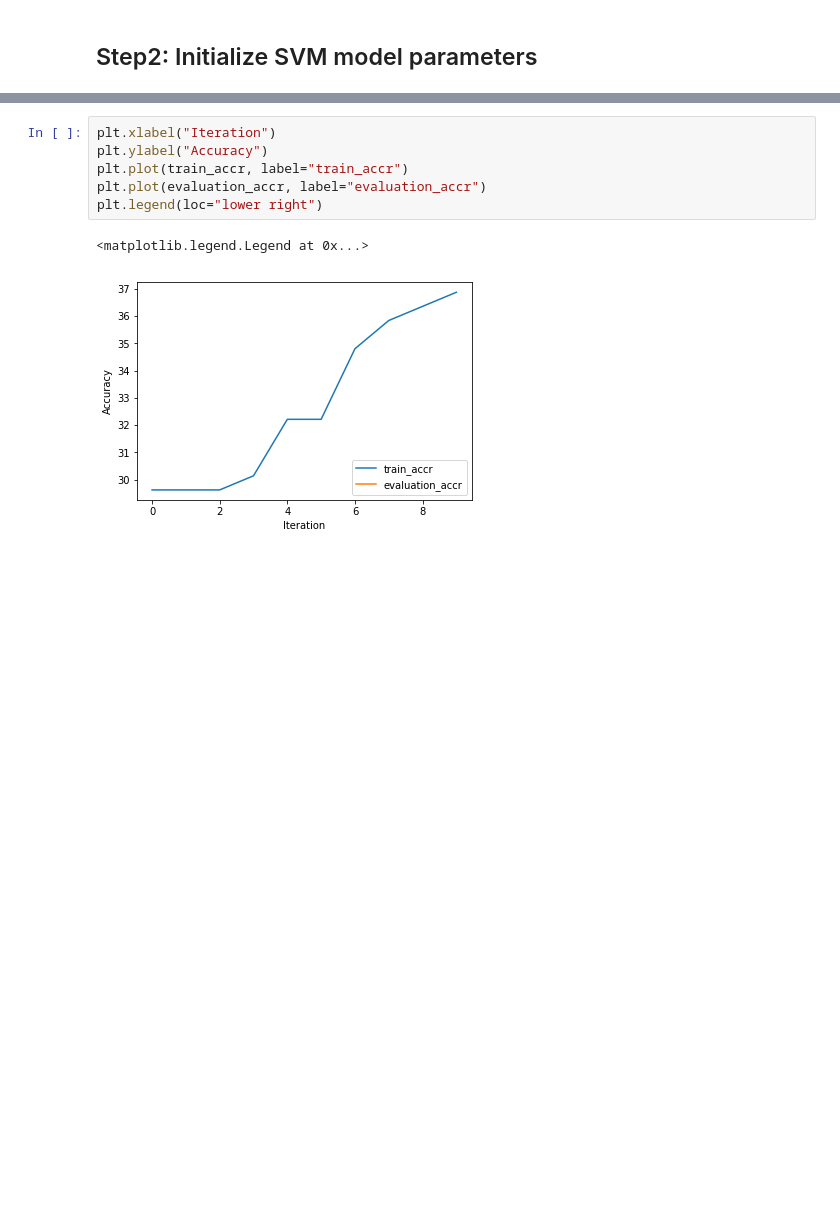
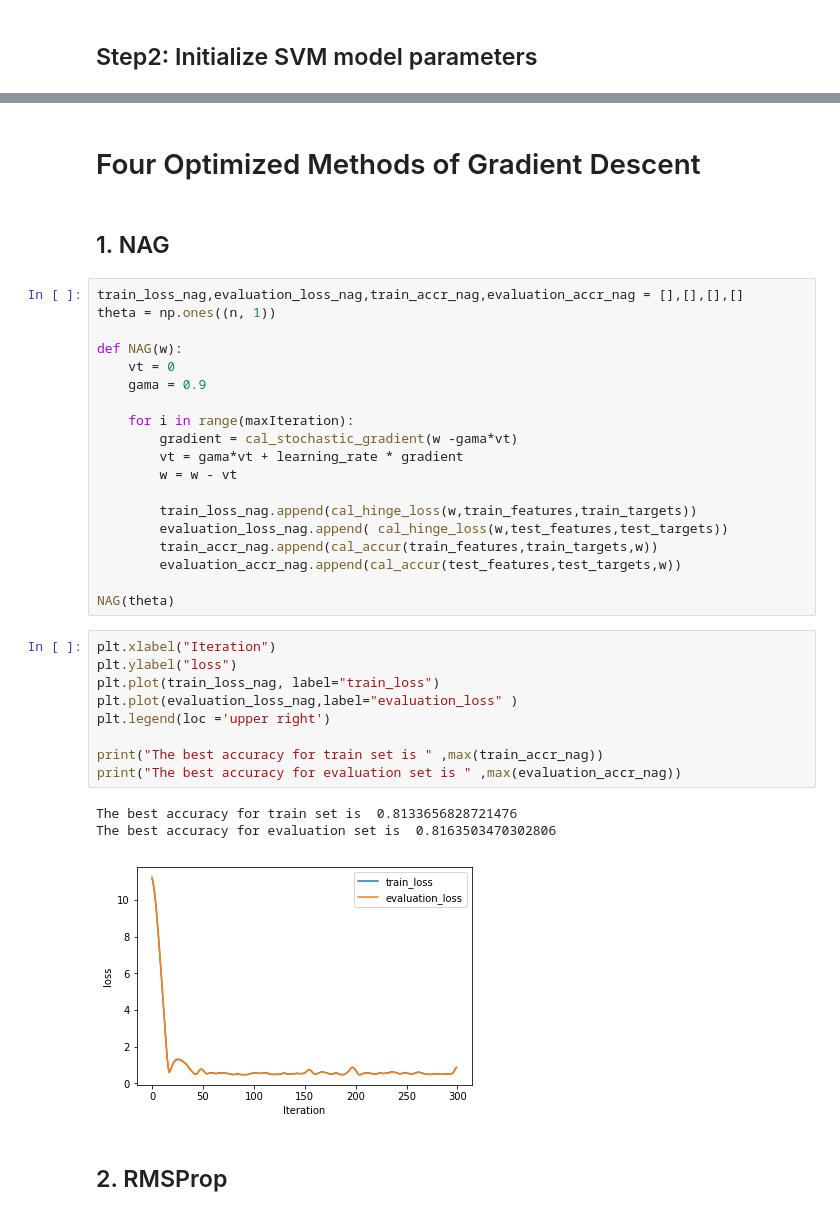
Before and after one commit to JinChengneng/ML2017-lab-02, a Jupyter notebook: ClassificationExperiment.ipynb, the cells around one changed output, grey strips where cells are left out. Cells and saved outputs as stored; diff of their text form; blank space fills up the shorter version.

```diff
--- a/ClassificationExperiment.ipynb
+++ b/ClassificationExperiment.ipynb
@@ -117,9 +88,38 @@ plt.legend(loc="upper right")
+# %% [markdown]
+# Four  Optimized Methods of Gradient Descent
+# %% [markdown]
+## 1. NAG
+# %%
+train_loss_nag,evaluation_loss_nag,train_accr_nag,evaluation_accr_nag = [],[],[],[]
+theta = np.ones((n, 1))
+
+def NAG(w):
+    vt = 0
+    gama = 0.9
+
+    for i in range(maxIteration):
+        gradient = cal_stochastic_gradient(w -gama*vt)
+        vt = gama*vt + learning_rate * gradient
+        w = w - vt
+
+        train_loss_nag.append(cal_hinge_loss(w,train_features,train_targets))
+        evaluation_loss_nag.append( cal_hinge_loss(w,test_features,test_targets))
+        train_accr_nag.append(cal_accur(train_features,train_targets,w))
+        evaluation_accr_nag.append(cal_accur(test_features,test_targets,w))
+
+NAG(theta)
 # %%
 plt.xlabel("Iteration")
-plt.ylabel("Accuracy")
-plt.plot(train_accr, label="train_accr")
-plt.plot(evaluation_accr, label="evaluation_accr")
-plt.legend(loc="lower right")
+plt.ylabel("loss")
+plt.plot(train_loss_nag, label="train_loss")
+plt.plot(evaluation_loss_nag,label="evaluation_loss" )
+plt.legend(loc ='upper right')
+
+print("The best accuracy for train set is " ,max(train_accr_nag))
+print("The best accuracy for evaluation set is " ,max(evaluation_accr_nag))
 # %% [output]
-<matplotlib.legend.Legend at 0x...>
+The best accuracy for train set is  0.8133656828721476
+The best accuracy for evaluation set is  0.8163503470302806
-[figure, old version]
+[figure, new version]
+# %% [markdown]
+ ## 2. RMSProp
```
Also changed, not shown: parts of 19 cells of this notebook.
